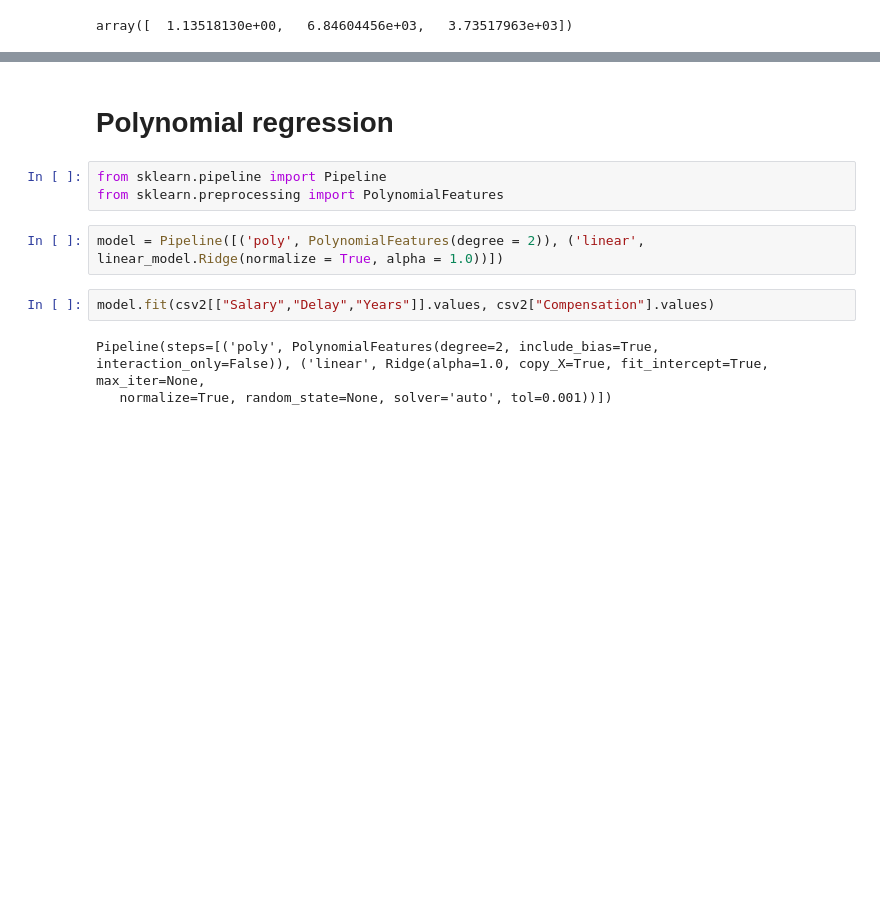
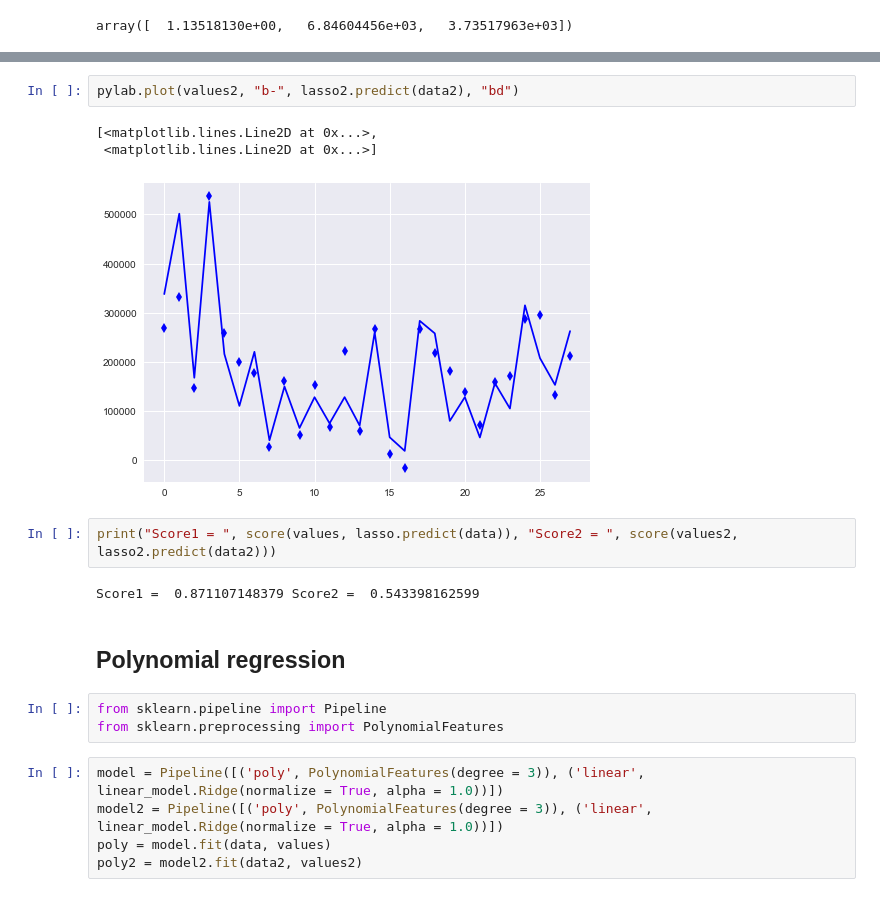
Before and after one commit to shurikkuzmin/DelayCompensation, a Jupyter notebook: process2.ipynb, the cells around one changed output, grey strips where cells are left out. Drawn from its saved outputs; the diff is of its cells as text; blank space fills up the shorter version.

```diff
--- a/process2.ipynb
+++ b/process2.ipynb
@@ -179,12 +205,20 @@ pylab.plot(csv2["Compensation"], "b-", ridge3.predict(csv2[["Salary","Delay","Ye
+# %%
+pylab.plot(values2, "b-", lasso2.predict(data2), "bd")
+# %% [output]
+[<matplotlib.lines.Line2D at 0x...>,
+ <matplotlib.lines.Line2D at 0x...>]
+[figure, added]
+# %%
+print("Score1 = ", score(values, lasso.predict(data)), "Score2 = ", score(values2, lasso2.predict(data2)))
+# %% [output]
+Score1 =  0.871107148379 Score2 =  0.543398162599
 # %% [markdown]
-# Polynomial regression
+## Polynomial regression
 # %%
 from sklearn.pipeline import Pipeline
 from sklearn.preprocessing import PolynomialFeatures
 # %%
-model = Pipeline([('poly', PolynomialFeatures(degree = 2)), ('linear', linear_model.Ridge(normalize = True, alpha = 1.0))])
+model = Pipeline([('poly', PolynomialFeatures(degree = 3)), ('linear', linear_model.Ridge(normalize = True, alpha = 1.0))])
+model2 = Pipeline([('poly', PolynomialFeatures(degree = 3)), ('linear', linear_model.Ridge(normalize = True, alpha = 1.0))])
+poly = model.fit(data, values)
+poly2 = model2.fit(data2, values2)
-# %%
-model.fit(csv2[["Salary","Delay","Years"]].values, csv2["Compensation"].values)
-# %% [output]
-Pipeline(steps=[('poly', PolynomialFeatures(degree=2, include_bias=True, interaction_only=False)), ('linear', Ridge(alpha=1.0, copy_X=True, fit_intercept=True, max_iter=None,
-   normalize=True, random_state=None, solver='auto', tol=0.001))])
```
Also changed, not shown: parts of 49 cells of this notebook.
